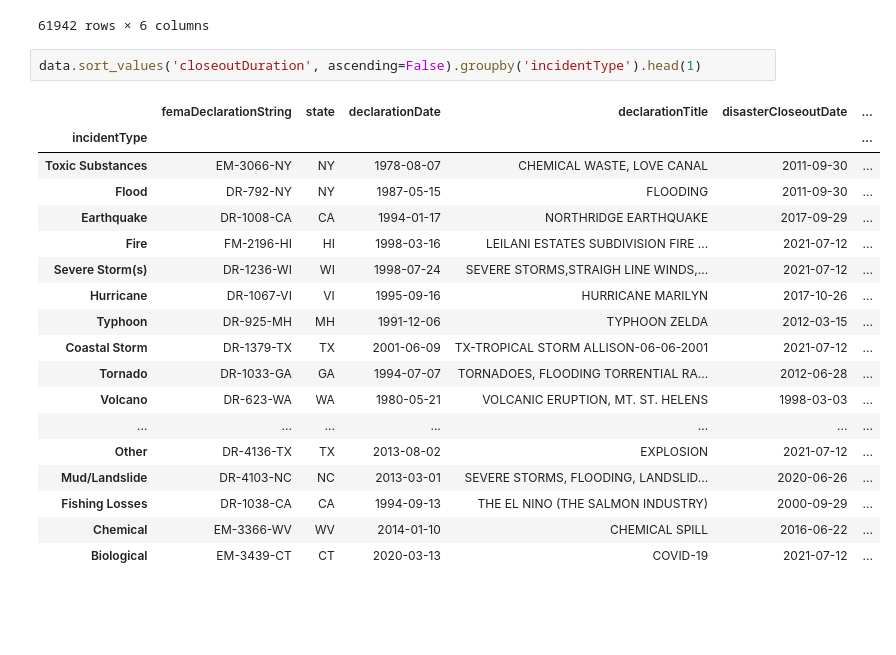
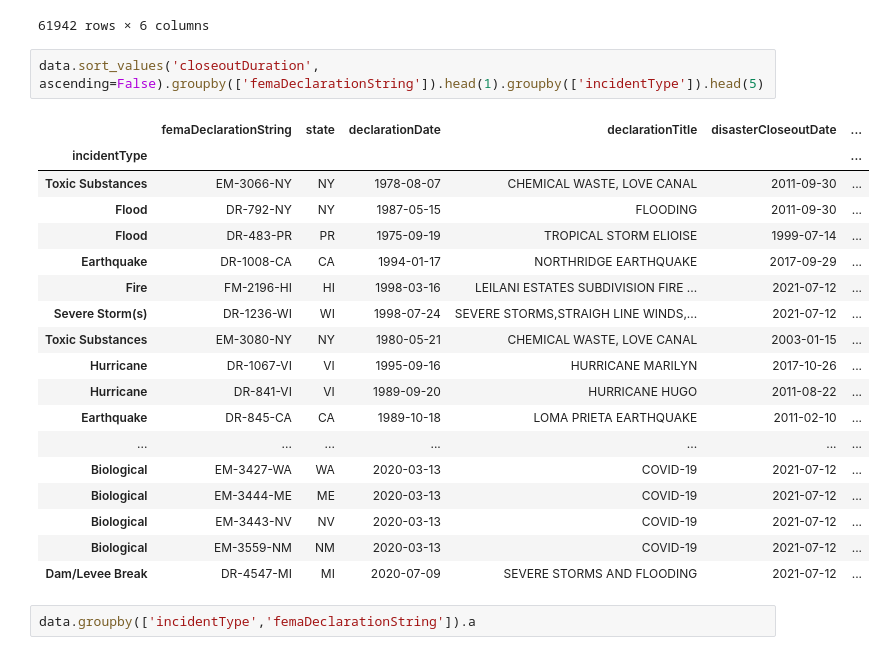
Before and after one commit to bwsi-remote-sensing-2021/Group5PandaProject, a Jupyter notebook: Project.ipynb, the cells around one changed output. Drawn from its saved outputs; the diff is of its cells as text; blank space fills up the shorter version.

```diff
--- a/Project.ipynb
+++ b/Project.ipynb
@@ -61,23 +61,25 @@ data
 | Severe Storm(s) | EM-3561-FL | FL | 2021-07-04 | TROPICAL STORM ELSA | 2021-07-12 | ... |
 61942 rows × 6 columns
 # %%
-data.sort_values('closeoutDuration', ascending=False).groupby('incidentType').head(1)
+data.sort_values('closeoutDuration', ascending=False).groupby(['femaDeclarationString']).head(1).groupby(['incidentType']).head(5)
 # %% [output]
 |  | femaDeclarationString | state | declarationDate | declarationTitle | disasterCloseoutDate | ... |
 | incidentType |  |  |  |  |  | ... |
 | Toxic Substances | EM-3066-NY | NY | 1978-08-07 | CHEMICAL WASTE, LOVE CANAL | 2011-09-30 | ... |
 | Flood | DR-792-NY | NY | 1987-05-15 | FLOODING | 2011-09-30 | ... |
+| Flood | DR-483-PR | PR | 1975-09-19 | TROPICAL STORM ELIOISE | 1999-07-14 | ... |
 | Earthquake | DR-1008-CA | CA | 1994-01-17 | NORTHRIDGE EARTHQUAKE | 2017-09-29 | ... |
 | Fire | FM-2196-HI | HI | 1998-03-16 | LEILANI ESTATES SUBDIVISION FIRE ... | 2021-07-12 | ... |
 | Severe Storm(s) | DR-1236-WI | WI | 1998-07-24 | SEVERE STORMS,STRAIGH LINE WINDS,... | 2021-07-12 | ... |
+| Toxic Substances | EM-3080-NY | NY | 1980-05-21 | CHEMICAL WASTE, LOVE CANAL | 2003-01-15 | ... |
 | Hurricane | DR-1067-VI | VI | 1995-09-16 | HURRICANE MARILYN | 2017-10-26 | ... |
-| Typhoon | DR-925-MH | MH | 1991-12-06 | TYPHOON ZELDA | 2012-03-15 | ... |
-| Coastal Storm | DR-1379-TX | TX | 2001-06-09 | TX-TROPICAL STORM ALLISON-06-06-2001 | 2021-07-12 | ... |
-| Tornado | DR-1033-GA | GA | 1994-07-07 | TORNADOES, FLOODING TORRENTIAL RA... | 2012-06-28 | ... |
-| Volcano | DR-623-WA | WA | 1980-05-21 | VOLCANIC ERUPTION, MT. ST. HELENS | 1998-03-03 | ... |
+| Hurricane | DR-841-VI | VI | 1989-09-20 | HURRICANE HUGO | 2011-08-22 | ... |
+| Earthquake | DR-845-CA | CA | 1989-10-18 | LOMA PRIETA EARTHQUAKE | 2011-02-10 | ... |
 | ... | ... | ... | ... | ... | ... | ... |
-| Other | DR-4136-TX | TX | 2013-08-02 | EXPLOSION | 2021-07-12 | ... |
-| Mud/Landslide | DR-4103-NC | NC | 2013-03-01 | SEVERE STORMS, FLOODING, LANDSLID... | 2020-06-26 | ... |
-| Fishing Losses | DR-1038-CA | CA | 1994-09-13 | THE EL NINO (THE SALMON INDUSTRY) | 2000-09-29 | ... |
-| Chemical | EM-3366-WV | WV | 2014-01-10 | CHEMICAL SPILL | 2016-06-22 | ... |
-| Biological | EM-3439-CT | CT | 2020-03-13 | COVID-19 | 2021-07-12 | ... |
+| Biological | EM-3427-WA | WA | 2020-03-13 | COVID-19 | 2021-07-12 | ... |
+| Biological | EM-3444-ME | ME | 2020-03-13 | COVID-19 | 2021-07-12 | ... |
+| Biological | EM-3443-NV | NV | 2020-03-13 | COVID-19 | 2021-07-12 | ... |
+| Biological | EM-3559-NM | NM | 2020-03-13 | COVID-19 | 2021-07-12 | ... |
+| Dam/Levee Break | DR-4547-MI | MI | 2020-07-09 | SEVERE STORMS AND FLOODING | 2021-07-12 | ... |
+# %%
+data.groupby(['incidentType','femaDeclarationString']).a
```
